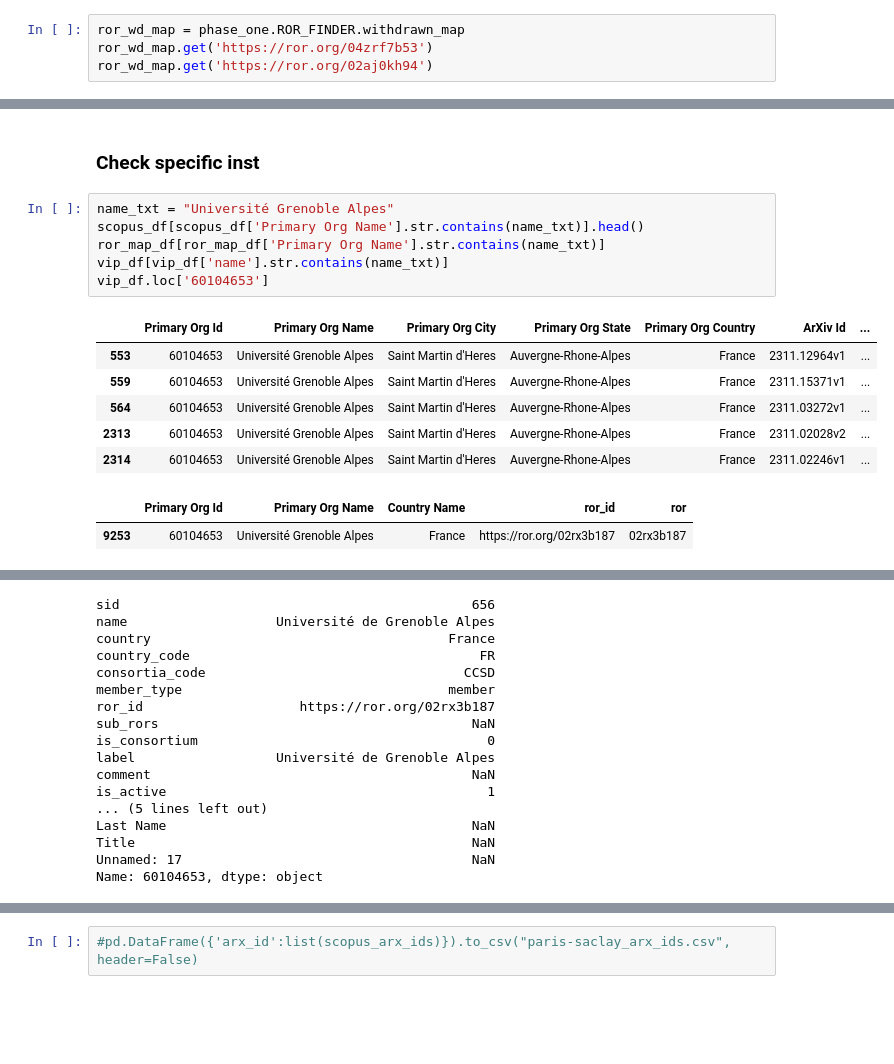
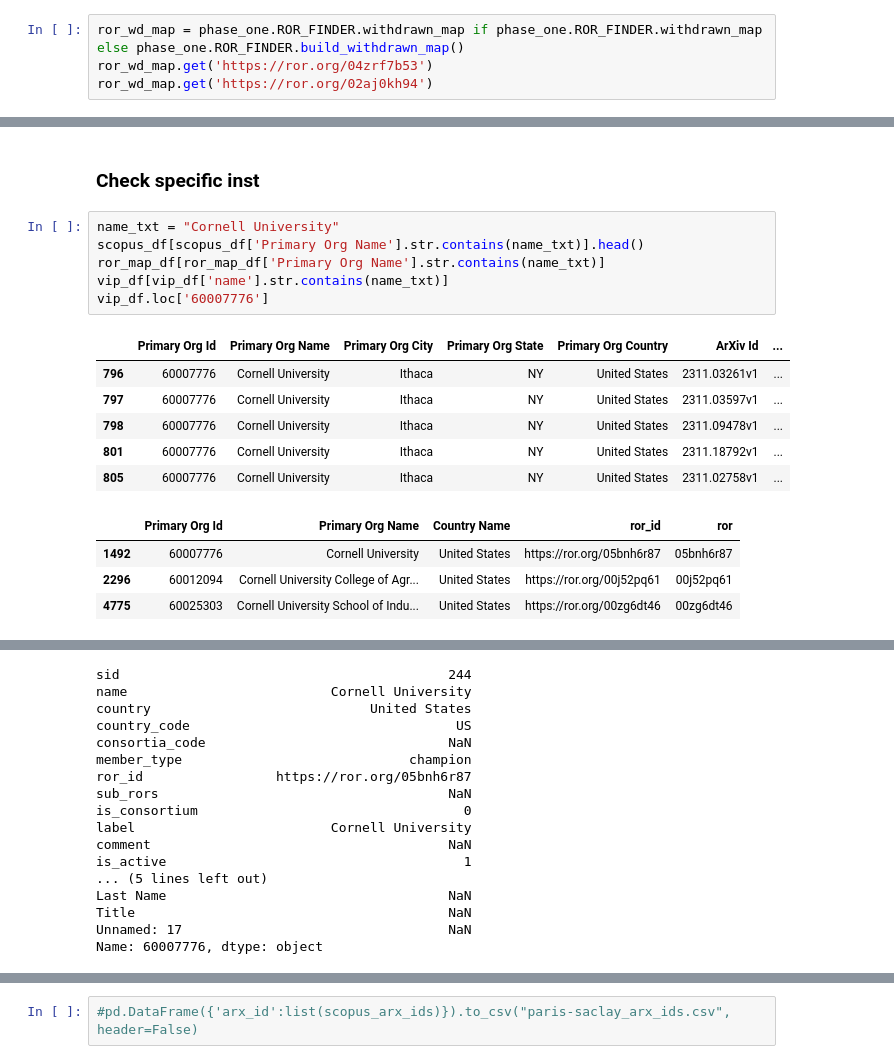
Before and after one commit to arXiv/metadata-vertexai, a Jupyter notebook: ccameron_evaluate.ipynb, the cells around one changed output, grey strips where cells are left out. Cells and saved outputs as stored; diff of their text form; blank space fills up the shorter version.

```diff
--- a/ccameron_evaluate.ipynb
+++ b/ccameron_evaluate.ipynb
@@ -323,7 +323,7 @@ vip_df.head()
 # %% [markdown]
 ### Eval results
 # %%
-ror_wd_map = phase_one.ROR_FINDER.withdrawn_map
+ror_wd_map = phase_one.ROR_FINDER.withdrawn_map if phase_one.ROR_FINDER.withdrawn_map else phase_one.ROR_FINDER.build_withdrawn_map()
 ror_wd_map.get('https://ror.org/04zrf7b53')
 ror_wd_map.get('https://ror.org/02aj0kh94')
 # %% [output]
@@ -602,19 +595,21 @@ scopus_df.head()
 # %% [markdown]
 ### Check specific inst
 # %%
-name_txt = "Université Grenoble Alpes"
+name_txt = "Cornell University"
 scopus_df[scopus_df['Primary Org Name'].str.contains(name_txt)].head()
 ror_map_df[ror_map_df['Primary Org Name'].str.contains(name_txt)]
 vip_df[vip_df['name'].str.contains(name_txt)]
-vip_df.loc['60104653']
+vip_df.loc['60007776']
 # %% [output]
 |  | Primary Org Id | Primary Org Name | Primary Org City | Primary Org State | Primary Org Country | ArXiv Id | ... |
-| 553 | 60104653 | Université Grenoble Alpes | Saint Martin d'Heres | Auvergne-Rhone-Alpes | France | 2311.12964v1 | ... |
-| 559 | 60104653 | Université Grenoble Alpes | Saint Martin d'Heres | Auvergne-Rhone-Alpes | France | 2311.15371v1 | ... |
-| 564 | 60104653 | Université Grenoble Alpes | Saint Martin d'Heres | Auvergne-Rhone-Alpes | France | 2311.03272v1 | ... |
-| 2313 | 60104653 | Université Grenoble Alpes | Saint Martin d'Heres | Auvergne-Rhone-Alpes | France | 2311.02028v2 | ... |
-| 2314 | 60104653 | Université Grenoble Alpes | Saint Martin d'Heres | Auvergne-Rhone-Alpes | France | 2311.02246v1 | ... |
+| 796 | 60007776 | Cornell University | Ithaca | NY | United States | 2311.03261v1 | ... |
+| 797 | 60007776 | Cornell University | Ithaca | NY | United States | 2311.03597v1 | ... |
+| 798 | 60007776 | Cornell University | Ithaca | NY | United States | 2311.09478v1 | ... |
+| 801 | 60007776 | Cornell University | Ithaca | NY | United States | 2311.18792v1 | ... |
+| 805 | 60007776 | Cornell University | Ithaca | NY | United States | 2311.02758v1 | ... |
 |  | Primary Org Id | Primary Org Name | Country Name | ror_id | ror |
-| 9253 | 60104653 | Université Grenoble Alpes | France | https://ror.org/02rx3b187 | 02rx3b187 |
+| 1492 | 60007776 | Cornell University | United States | https://ror.org/05bnh6r87 | 05bnh6r87 |
+| 2296 | 60012094 | Cornell University College of Agr... | United States | https://ror.org/00j52pq61 | 00j52pq61 |
+| 4775 | 60025303 | Cornell University School of Indu... | United States | https://ror.org/00zg6dt46 | 00zg6dt46 |
 |  | sid | name | country | country_code | consortia_code | member_type | ror_id | sub_rors | ... |
 | orgId |  |  |  |  |  |  |  |  | ... |
@@ -621,18 +617,18 @@ vip_df.loc['60104653']
-sid                                             656
-name                   Université de Grenoble Alpes
-country                                      France
-country_code                                     FR
-consortia_code                                 CCSD
-member_type                                  member
-ror_id                    https://ror.org/02rx3b187
-sub_rors                                        NaN
-is_consortium                                     0
-label                  Université de Grenoble Alpes
-comment                                         NaN
-is_active                                         1
+sid                                          244
+name                          Cornell University
+country                            United States
+country_code                                  US
+consortia_code                               NaN
+member_type                             champion
+ror_id                 https://ror.org/05bnh6r87
+sub_rors                                     NaN
+is_consortium                                  0
+label                         Cornell University
+comment                                      NaN
+is_active                                      1
 ... (5 lines left out)
-Last Name                                       NaN
-Title                                           NaN
-Unnamed: 17                                     NaN
-Name: 60104653, dtype: object
+Last Name                                    NaN
+Title                                        NaN
+Unnamed: 17                                  NaN
+Name: 60007776, dtype: object
 # %%
```
Also changed, not shown: parts of 15 cells of this notebook, 3 other files.
